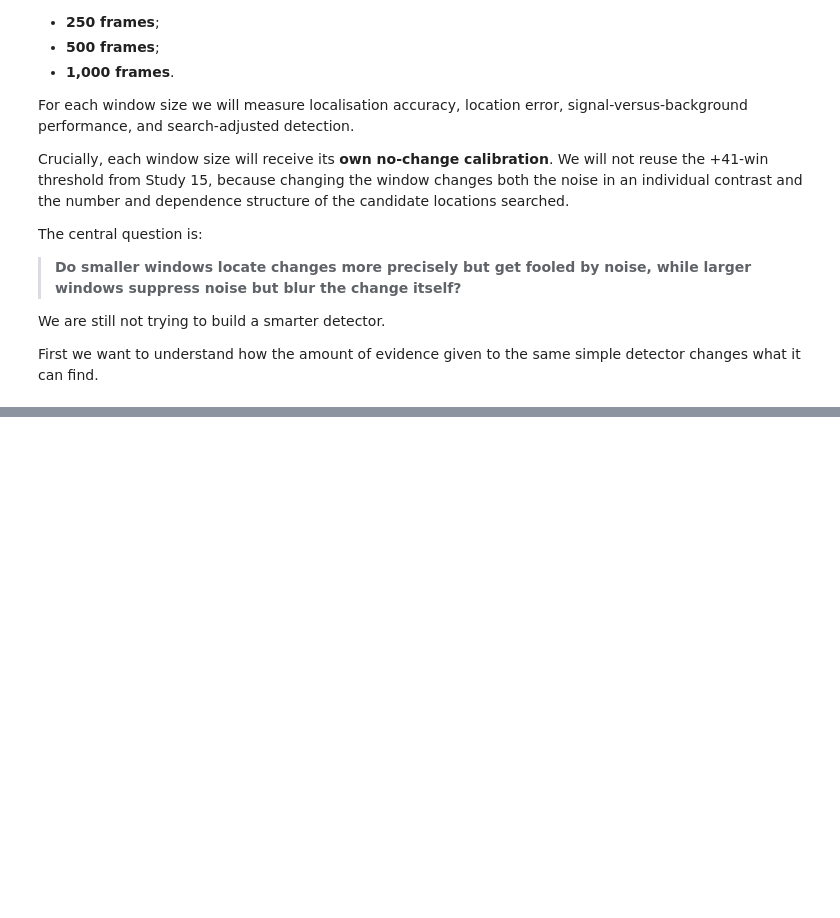
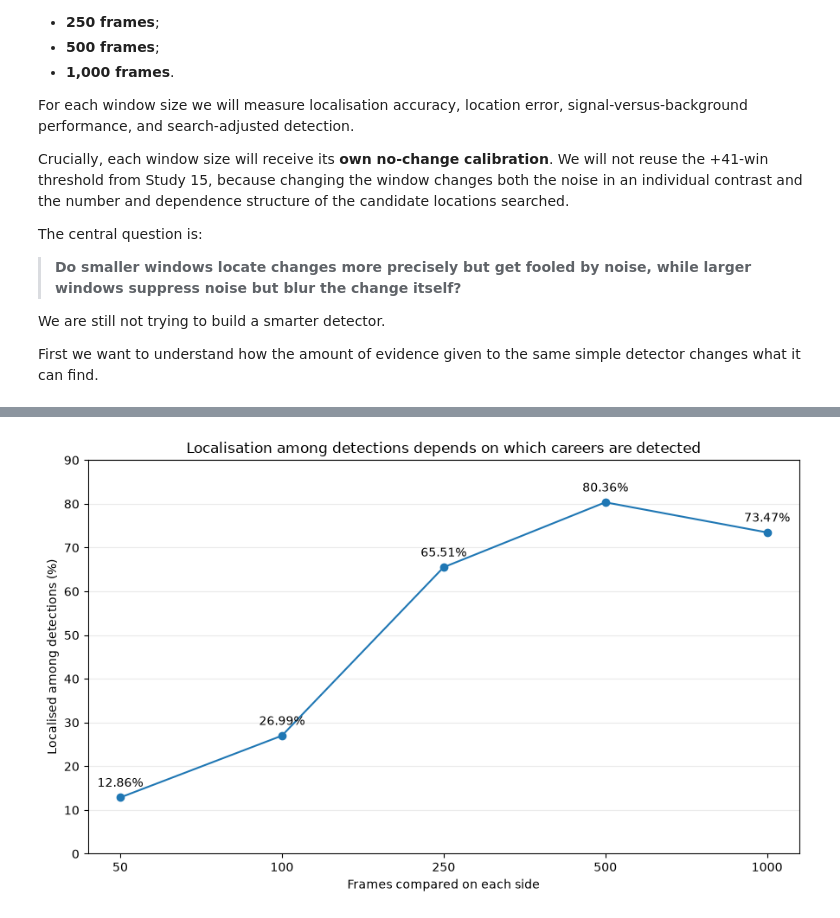
Before and after one commit to rjmac22/rails-sports, a Jupyter notebook: notebooks/17_snooker_change_window_size.ipynb, the cells around one changed output, grey strips where cells are left out. Saved outputs shown, nothing was run; the diff lists cells and outputs as text; code cells hidden in the pictures; blank space fills up the shorter version.

```diff
--- a/notebooks/17_snooker_change_window_size.ipynb
+++ b/notebooks/17_snooker_change_window_size.ipynb
@@ -58,0 +1464,48 @@ First we want to understand how the amount of evidence given to the same simple
+# %%
+# Compare localisation among detections for each window size.
+#
+# This percentage is useful descriptively, but it needs care:
+# different window sizes detect different sets of careers.
+#
+# In particular, the 1,000-frame detector finds many more of the difficult
+# careers that the 500-frame detector never detects at all. A lower percentage
+# among detections therefore does not, by itself, prove that the larger window
+# places the same detected changes less precisely.
+
+fig, ax = plt.subplots(figsize=(9, 5.5))
+
+x_positions = np.arange(len(window_sizes))
+
+ax.plot(
+    x_positions,
+    detection_results_df["localised_among_detections_pct"],
+    marker="o",
+)
+
+for i, row in detection_results_df.iterrows():
+    ax.annotate(
+        f'{row["localised_among_detections_pct"]:.2f}%',
+        (
+            x_positions[i],
+            row["localised_among_detections_pct"],
+        ),
+        xytext=(0, 9),
+        textcoords="offset points",
+        ha="center",
+    )
+
+ax.set_title("Localisation among detections depends on which careers are detected")
+ax.set_xlabel("Frames compared on each side")
+ax.set_ylabel("Localised among detections (%)")
+
+ax.set_xticks(x_positions)
+ax.set_xticklabels(window_sizes)
+
+ax.set_ylim(0, 90)
+
+ax.grid(axis="y", alpha=0.25)
+
+plt.tight_layout()
+plt.show()
+# %% [output]
+[figure, added]
```
Also changed, not shown: parts of 33 cells of this notebook.
